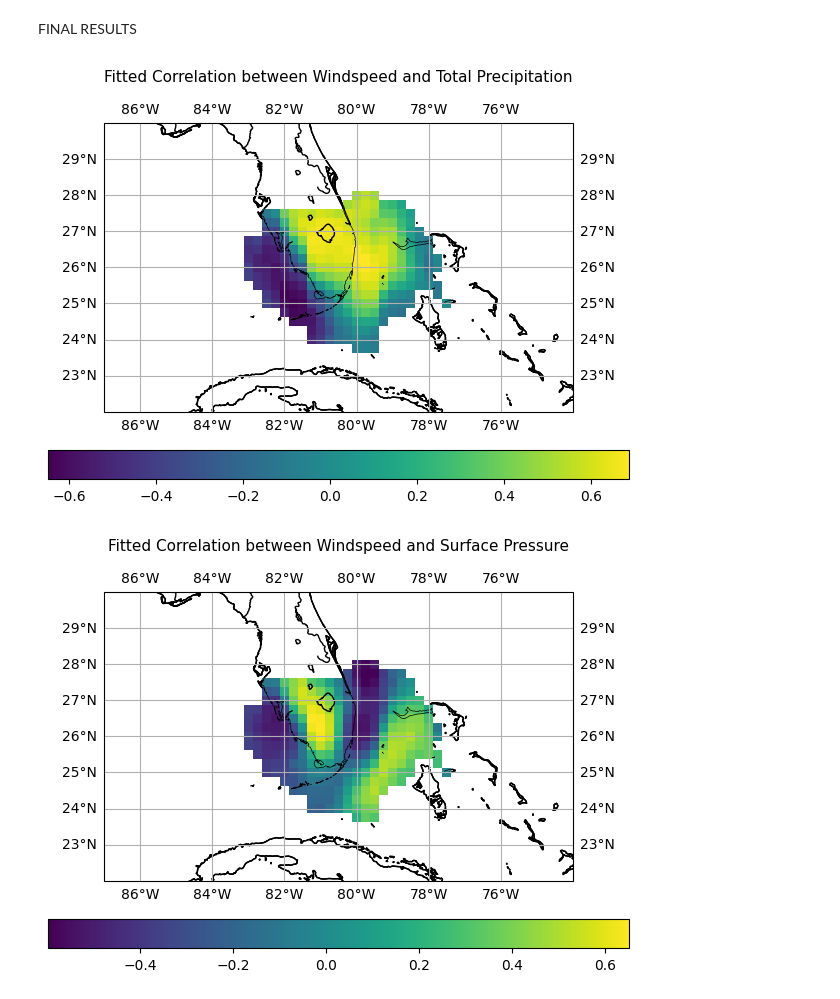
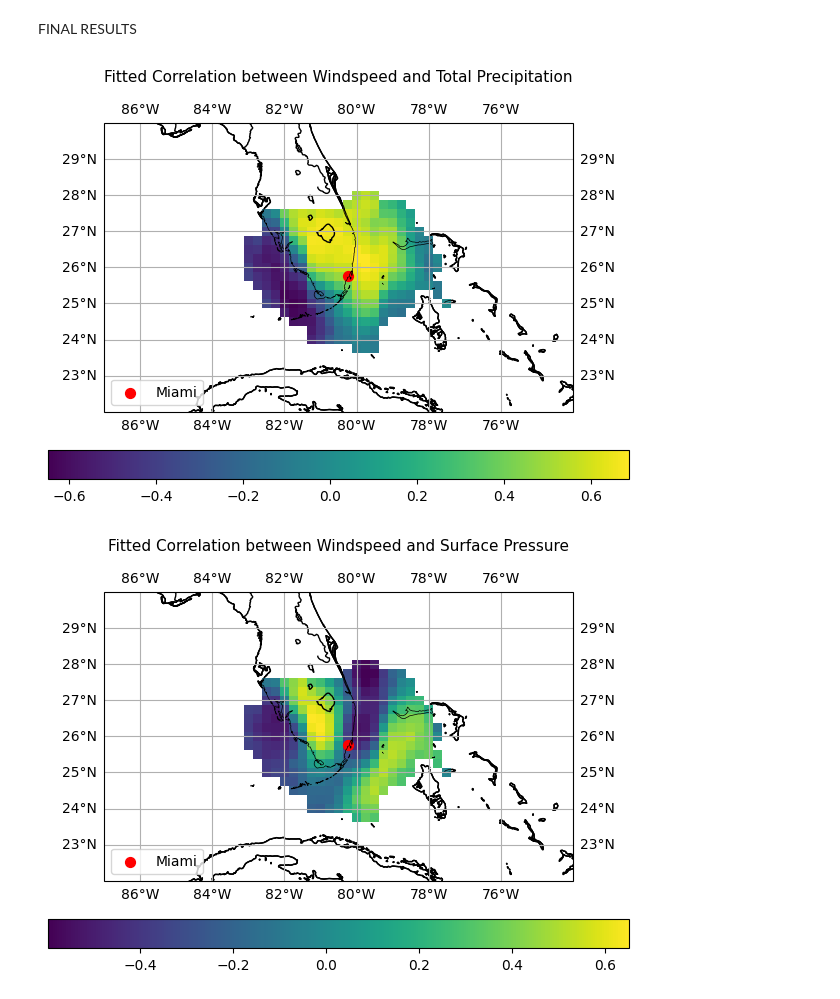
Before and after one commit to MujtaGit/Extreme_Weather_Correlation, a Jupyter notebook: post_icar.ipynb, the cells around one changed output. Drawn from its saved outputs; the diff is of its cells as text; code cells hidden in the pictures.

```diff
--- a/post_icar.ipynb
+++ b/post_icar.ipynb
@@ -874,6 +965,9 @@ ax.add_feature(cfeature.LAKES, edgecolor='black', facecolor='none')
 ax.add_feature(cfeature.RIVERS, edgecolor='black')
 
 heatmap = ax.pcolormesh(lon, lat, data_grid_icar, cmap='viridis', transform=ccrs.PlateCarree())
+
+ax.scatter(-80.25, 25.75, color='red', s=50, transform=ccrs.PlateCarree(), label='Miami')
+ax.legend(loc='lower left')
 
 # Add a colorbar
 cbar = plt.colorbar(heatmap, ax=ax, orientation='horizontal', shrink=0.75, pad=0.1)
@@ -915,6 +1009,9 @@ ax.add_feature(cfeature.RIVERS, edgecolor='black')
 
 heatmap = ax.pcolormesh(lon, lat, data_grid_icar, cmap='viridis', transform=ccrs.PlateCarree())
 
+ax.scatter(-80.25, 25.75, color='red', s=50, transform=ccrs.PlateCarree(), label='Miami')
+ax.legend(loc='lower left')
+
 # Add a colorbar
 cbar = plt.colorbar(heatmap, ax=ax, orientation='horizontal', shrink=0.75, pad=0.1)
 #cbar.set_label('Windspeed')
@@ -955,34 +1052,37 @@ ax.add_feature(cfeature.RIVERS, edgecolor='black')
 
 heatmap = ax.pcolormesh(lon, lat, data_grid_icar, cmap='viridis', transform=ccrs.PlateCarree())
 
+ax.scatter(-80.25, 25.75, color='red', s=50, transform=ccrs.PlateCarree(), label='Miami')
+ax.legend(loc='lower left')
+
 # Add a colorbar
 cbar = plt.colorbar(heatmap, ax=ax, orientation='horizontal', shrink=0.75, pad=0.1)
 #cbar.set_label('Windspeed')
 
 # Add gridlines
 ax.gridlines(draw_labels=True)
 
 ax.set_title(f'Correlation between Total Precipitation and Surface Pressure', fontsize=11, pad=15)
 ax.set_xlabel('Longitude', fontsize=12)
 ax.set_ylabel('Latitude', fontsize=12);
 
 # Show the plot
 plt.show()
 fig, axes = plt.subplots(1, 3, figsize=(15, 5))  # 1 row, 3 columns
 
 # Plot histograms
 axes[0].hist(correlations_rho.values, bins=30, color='blue', alpha=0.7)
 axes[0].set_title("Rho")
 
 axes[1].hist(correlations_gam.values, bins=30, color='green', alpha=0.7)
 axes[1].set_title("Gamma")
 
 axes[2].hist(correlations_del.values, bins=30, color='red', alpha=0.7)
 axes[2].set_title("Delta")
 
 # Show the plot
 plt.tight_layout()
 plt.show()
 # %% [output]
-[figure, old version]
+[figure, new version]
-[figure, old version]
+[figure, new version]
```
Also changed, not shown: parts of 4 cells of this notebook, 1 other file.
